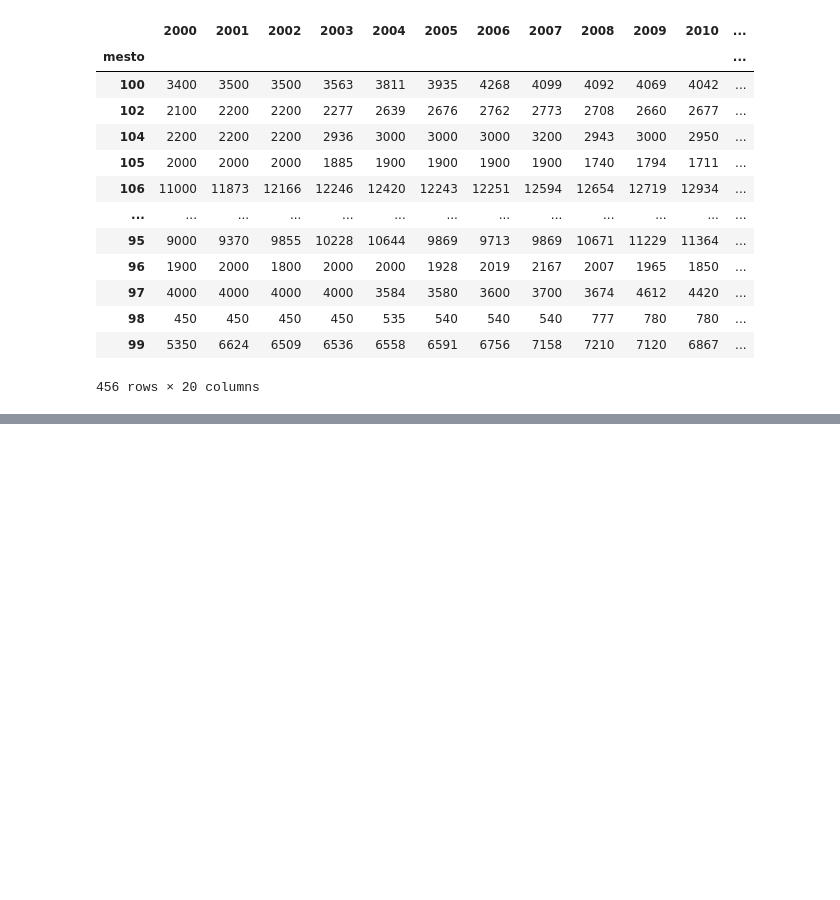
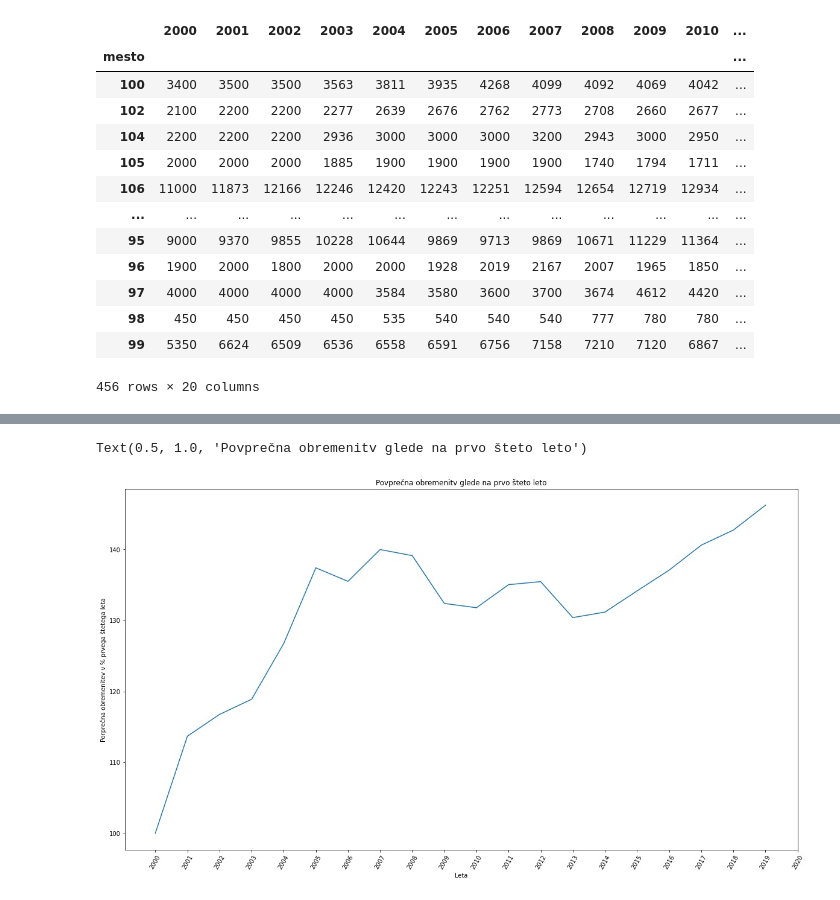
Before and after one commit to BeniKovac/PR21BKKTKVD, a Jupyter notebook: 4_vprasanje.ipynb, the cells around one changed output, grey strips where cells are left out. Cells and saved outputs as stored; diff of their text form; code cells hidden in the pictures; blank space fills up the shorter version.

```diff
--- a/4_vprasanje.ipynb
+++ b/4_vprasanje.ipynb
@@ -246,0 +296,6 @@ ValueError: No axis named 100 for object type DataFrame
+# %%
+absolutne = pd.DataFrame(columns= [a for a in range(2000,2021)])
+for i in range(2000, 2020):
+    for index, row in main.iterrows():
+        #absolutne.at[index, i] = (row[i]-row[2001])/(row[2001]/100)
+        absolutne.at[index, i] = (row[i])/(row[2000]/100)
@@ -246,0 +318,10 @@ ValueError: No axis named 100 for object type DataFrame
+# %%
+plt.figure(figsize=(20,11))
+plt.plot(absolutne.mean())
+plt.xlabel("Leta")
+plt.ylabel("Porprečna obremenitev v % prvega štetega leta")
+plt.xticks(range(2000,2021), rotation=60)
+plt.title("Povprečna obremenitv glede na prvo šteto leto")
+# %% [output]
+Text(0.5, 1.0, 'Povprečna obremenitv glede na prvo šteto leto')
+[figure, added]
```
Also changed, not shown: parts of 9 cells of this notebook, 2 other files.
